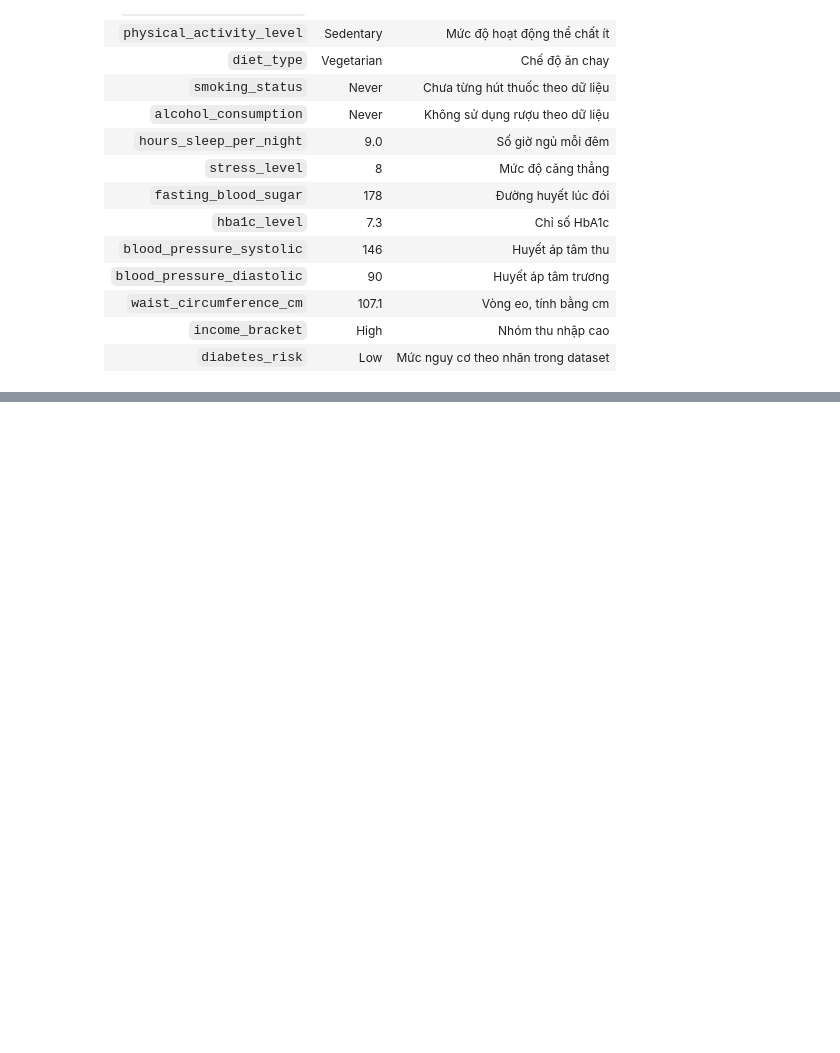
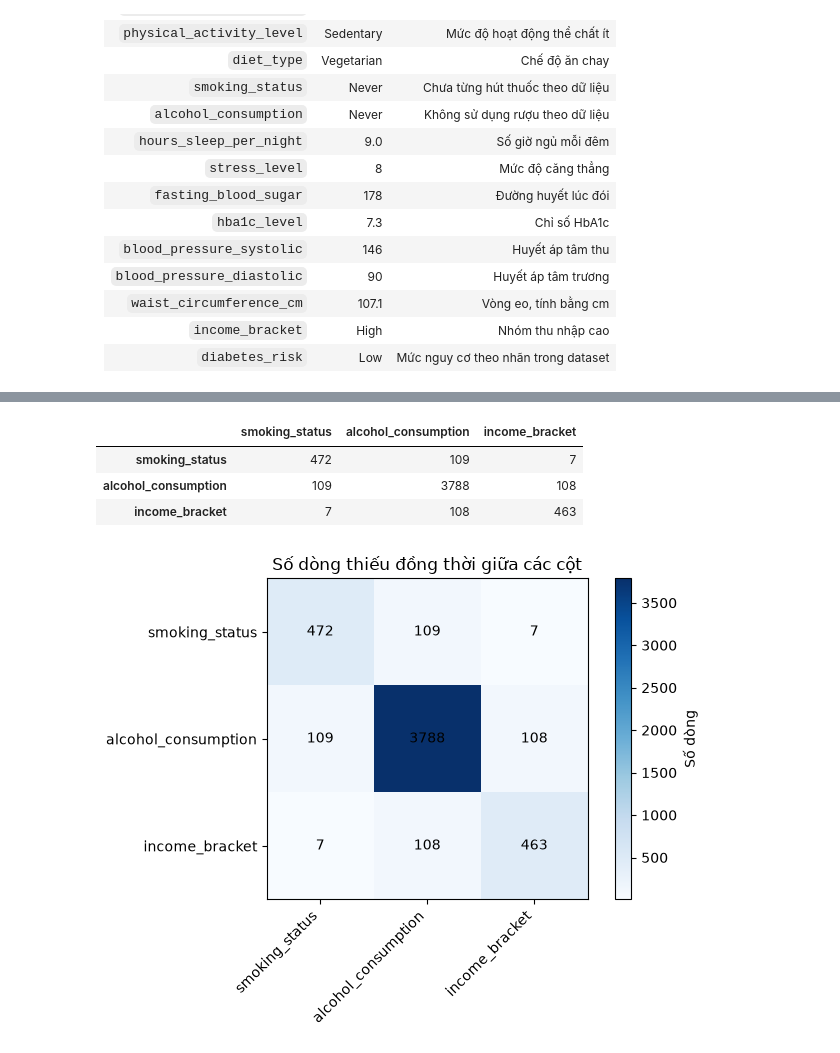
Before and after one commit to hoankhtn/Diabetes_Risk, a Jupyter notebook: notebooks/01_collection_exploration.ipynb, the cells around one changed output, grey strips where cells are left out. Cells and saved outputs as stored; diff of their text form; code cells hidden in the pictures; blank space fills up the shorter version.

```diff
--- a/notebooks/01_collection_exploration.ipynb
+++ b/notebooks/01_collection_exploration.ipynb
@@ -133,0 +156,4 @@ dtype: object
+# %%
+for col, count in df.nunique().items():
+    print(f"Cột {col} có {count} giá trị khác nhau")
+    print("-" * 50)
@@ -133,0 +416,19 @@ dtype: object
+# %%
+# Tạo tên mẫu khuyết cho từng dòng
+missing_mask = df[missing_cols].isna()
+missing_pattern = missing_mask.apply(
+    lambda row: ", ".join(row.index[row].tolist()) if row.any() else "Không thiếu",
+    axis=1
+)
+
+# Thống kê số dòng thuộc mỗi mẫu khuyết
+pattern_summary = (
+    missing_pattern.value_counts()
+    .rename_axis("Mẫu khuyết")
+    .reset_index(name="Số dòng")
+)
+pattern_summary["Tỷ lệ (%)"] = (
+    pattern_summary["Số dòng"] / len(df) * 100
+).round(2)
+
+display(pattern_summary)
@@ -133,0 +453,28 @@ dtype: object
+# %%
+# Đếm số dòng mà từng cặp cột cùng bị thiếu
+co_missing = missing_mask.astype(int).T.dot(missing_mask.astype(int))
+display(co_missing)
+
+# Trực quan hóa số lượng thiếu đồng thời
+fig, ax = plt.subplots(figsize=(7, 5))
+image = ax.imshow(co_missing.values, cmap="Blues")
+
+ax.set_xticks(range(len(co_missing.columns)))
+ax.set_xticklabels(co_missing.columns, rotation=45, ha="right")
+ax.set_yticks(range(len(co_missing.index)))
+ax.set_yticklabels(co_missing.index)
+
+for i in range(co_missing.shape[0]):
+    for j in range(co_missing.shape[1]):
+        ax.text(j, i, co_missing.iloc[i, j], ha="center", va="center")
+
+ax.set_title("Số dòng thiếu đồng thời giữa các cột")
+plt.colorbar(image, ax=ax, label="Số dòng")
+plt.tight_layout()
+plt.show()
+# %% [output]
+|  | smoking_status | alcohol_consumption | income_bracket |
+| smoking_status | 472 | 109 | 7 |
+| alcohol_consumption | 109 | 3788 | 108 |
+| income_bracket | 7 | 108 | 463 |
+[figure, added]
```
Also changed, not shown: parts of 54 cells of this notebook, 1 other file.
